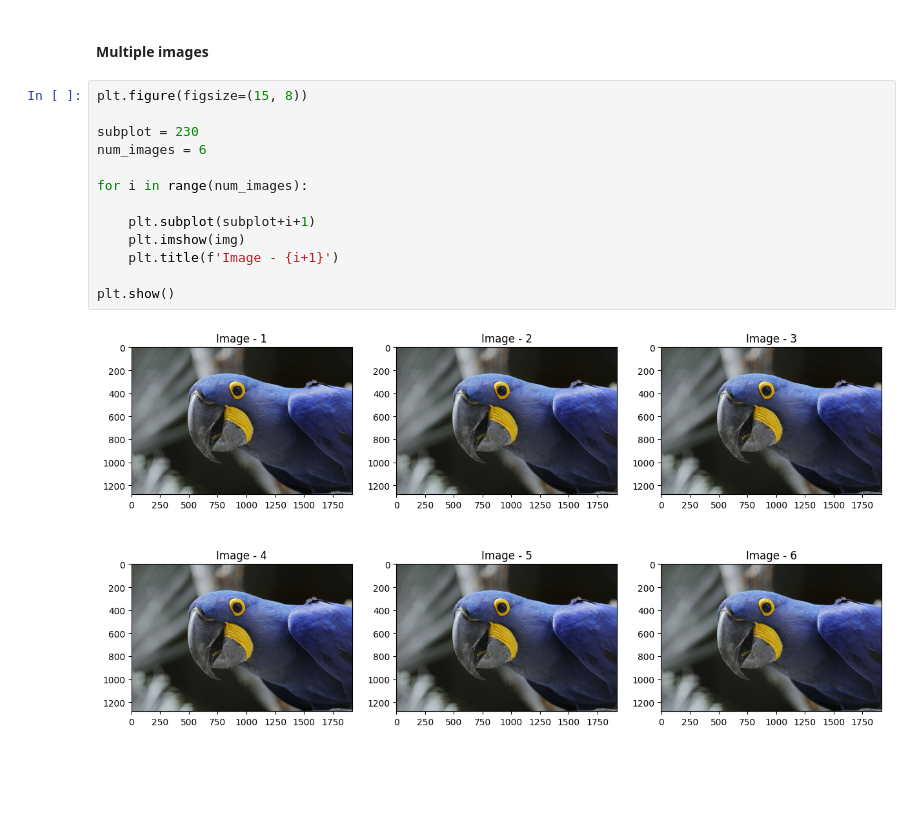
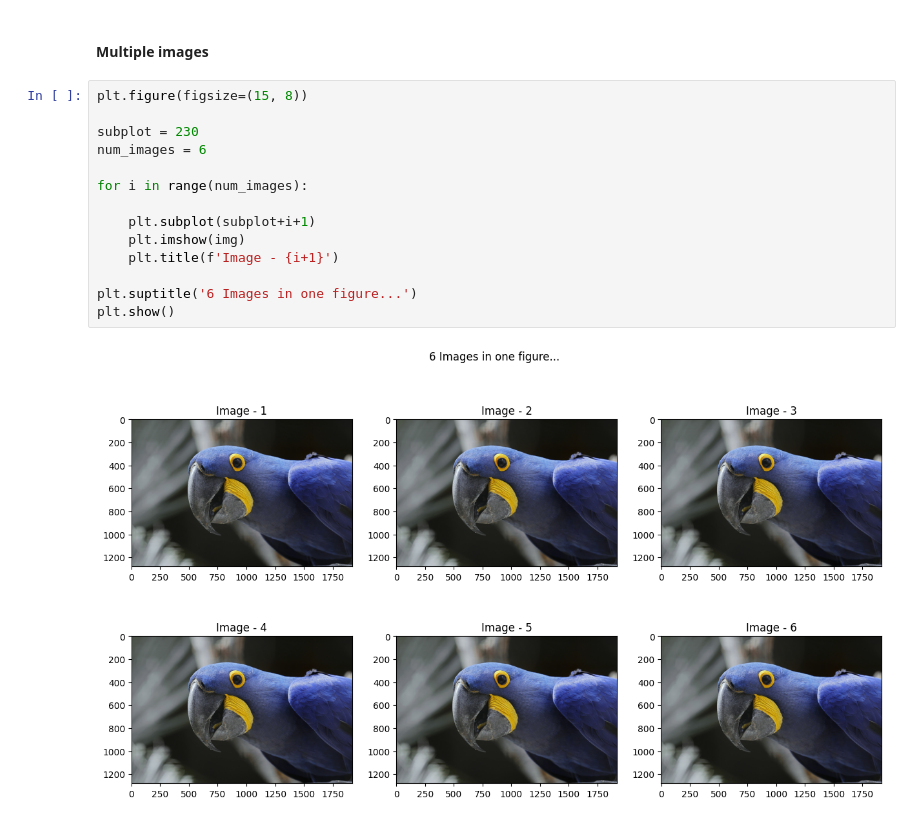
Before and after one commit to RajKKapadia/YouTube-Matplotlib, a Jupyter notebook: images.ipynb, the cells around one changed output. Drawn from its saved outputs; the diff is of its cells as text; blank space fills up the shorter version.

```diff
--- a/images.ipynb
+++ b/images.ipynb
@@ -34,15 +37,16 @@ plt.show()
 # %%
 plt.figure(figsize=(15, 8))
 
 subplot = 230
 num_images = 6
 
 for i in range(num_images):
 
     plt.subplot(subplot+i+1)
     plt.imshow(img)
     plt.title(f'Image - {i+1}')
 
+plt.suptitle('6 Images in one figure...')
 plt.show()
 # %% [output]
-[figure, old version]
+[figure, new version]
```
Also changed, not shown: parts of 2 cells of this notebook, 2 other files.
